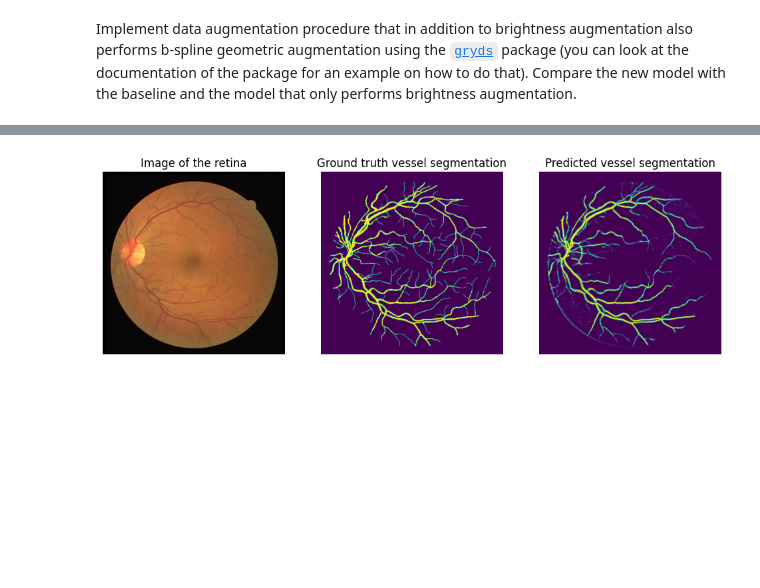
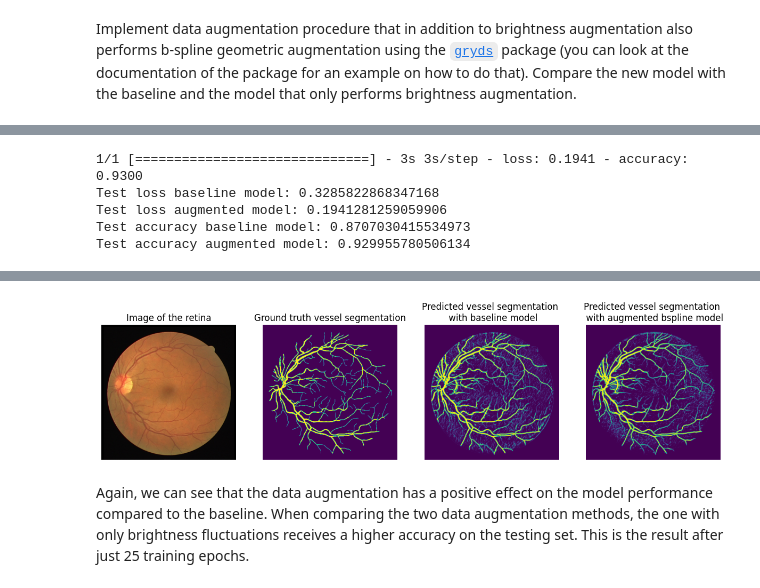
Before and after one commit to MartvStraten/8dm50-machine-learning, a Jupyter notebook: practicals/week_4.ipynb, the cells around one changed output, grey strips where cells are left out. Cells and saved outputs as stored; diff of their text form; code cells hidden in the pictures; blank space fills up the shorter version.

```diff
--- a/practicals/week_4.ipynb
+++ b/practicals/week_4.ipynb
@@ -265,10 +259,10 @@ from keras.optimizers import Adam, SGD
 from keras.callbacks import EarlyStopping, ModelCheckpoint, ReduceLROnPlateau
 
 # use a single training image, to better demonstrate the effects of data augmentation
-X_train, y_train = np.expand_dims(train_images[0], axis=0), np.expand_dims(train_segmentations[0], axis=0)
+X_train, Y_train = np.expand_dims(train_images[0], axis=0), np.expand_dims(train_segmentations[0], axis=0)
 
 print(X_train.shape)
-print(y_train.shape)
+print(Y_train.shape)
 
 # hyperparameters
 depth = 3
@@ -287,7 +281,7 @@ patches_per_im = 200
 model = unet(input_shape=(None, None, 3), depth=depth, channels=channels, batchnorm=use_batchnorm)
 
 # print a summary of the model
-model.summary(line_length=120)
+# model.summary(line_length=120)
 
 # compile the model
 model.compile(loss='binary_crossentropy', optimizer=Adam(), metrics=['accuracy'])
@@ -296,7 +290,7 @@ model.compile(loss='binary_crossentropy', optimizer=Adam(), metrics=['accuracy']
 early_stopping = EarlyStopping(monitor='val_loss', patience=15, restore_best_weights=True)
 
 # train the model with the data generator, and save the training history
-history = model.fit_generator(datagenerator(X_train, y_train, patch_size, patches_per_im, batch_size),
+history = model.fit(datagenerator(X_train, Y_train, patch_size, patches_per_im, batch_size),
                               validation_data=(val_images, val_segmentations),
                               steps_per_epoch=steps_per_epoch, epochs=epochs, verbose=1,
                               callbacks=[early_stopping])
@@ -335,7 +329,7 @@ test_images, test_masks, test_segmentations = preprocessing(test_images, test_ma
                                                             desired_shape=(584, 584))
 
 # use a single image to evaluate
-X_test, y_test = np.expand_dims(test_images[0], axis=0), np.expand_dims(test_masks[0], axis=0)
+X_test, Y_test = np.expand_dims(test_images[0], axis=0), np.expand_dims(test_masks[0], axis=0)
 
 # predict test samples
 test_prediction = model.predict(X_test, batch_size=4)
@@ -570,7 +554,6 @@ Test accuracy augmented model: 0.9519206285476685
 # %%
 # predict test samples
-test_prediction = model.predict(X_test, batch_size=4)
-test_prediction_augmented = model_augmented.predict(X_test, batch_size=4)
+test_prediction_brightness = model_brightness.predict(X_test, batch_size=4)
 
 # visualize the test result
 plt.figure(figsize=(15, 10))
@@ -591,9 +574,9 @@ plt.axis('off')
 plt.imshow(test_prediction[0, :, :, 0])
 
 plt.subplot(1, 4, 4)
-plt.title("Predicted vessel segmentation \n with augmented model")
+plt.title("Predicted vessel segmentation \n with augmented brightness model")
 plt.axis('off')
-plt.imshow(test_prediction_augmented[0, :, :, 0])
+plt.imshow(test_prediction_brightness[0, :, :, 0])
 
 plt.show()
 # %% [output]
@@ -615,17 +606,17 @@ ax[1].set_title("Augmented segmentation map")
 # %%
 # Train the model with data augmentation
-model_augmented = unet(input_shape=(None, None, 3), depth=depth, channels=channels, batchnorm=use_batchnorm)
+model_bspline = unet(input_shape=(None, None, 3), depth=depth, channels=channels, batchnorm=use_batchnorm)
 
 # compile the model
-model_augmented.compile(loss='binary_crossentropy', optimizer=Adam(), metrics=['accuracy'])
+model_bspline.compile(loss='binary_crossentropy', optimizer=Adam(), metrics=['accuracy'])
 
 # stop the training if the validation loss does not increase for 15 consecutive epochs
 early_stopping = EarlyStopping(monitor='val_loss', patience=15, restore_best_weights=True)
 
 # train the model with the data generator, and save the training history
-history = model_augmented.fit_generator(datagenerator(X_train, y_train, patch_size, patches_per_im, batch_size, augment=True),
+history = model_bspline.fit(datagenerator(X_train, Y_train, patch_size, patches_per_im, batch_size, augment=True, brightness=True, bspline=True),
                               validation_data=(val_images, val_segmentations),
-                              steps_per_epoch=steps_per_epoch, epochs=epochs, verbose=2,
+                              steps_per_epoch=steps_per_epoch, epochs=epochs, verbose=1,
                               callbacks=[early_stopping])
 # %% [output]
 Epoch 1/25
@@ -649,24 +639,43 @@ Epoch 25/25
+# %%
+score_bspline = model_bspline.evaluate(val_images, val_segmentations, verbose=1)
+
+print('Test loss baseline model:', score_baseline[0])
+print('Test loss augmented model:', score_bspline[0])
+
+print('Test accuracy baseline model:', score_baseline[1])
+print('Test accuracy augmented model:', score_bspline[1])
+# %% [output]
+1/1 [==============================] - 3s 3s/step - loss: 0.1941 - accuracy: 0.9300
+Test loss baseline model: 0.3285822868347168
+Test loss augmented model: 0.1941281259059906
+Test accuracy baseline model: 0.8707030415534973
+Test accuracy augmented model: 0.929955780506134
 # %%
 # predict test samples
-test_prediction = model_augmented.predict(X_test, batch_size=4)
+test_prediction_bspline = model_bspline.predict(X_test, batch_size=4)
 
 # visualize the test result
-plt.figure(figsize=(12, 10))
+plt.figure(figsize=(15, 10))
 
-plt.subplot(1, 3, 1)
+plt.subplot(1, 4, 1)
 plt.title("Image of the retina")
 plt.axis('off')
 plt.imshow(test_images[0])
 
-plt.subplot(1, 3, 2)
+plt.subplot(1, 4, 2)
 plt.title("Ground truth vessel segmentation")
 plt.axis('off')
 plt.imshow(test_segmentations[0][:, :, 0])
 
-plt.subplot(1, 3, 3)
-plt.title("Predicted vessel segmentation")
+plt.subplot(1, 4, 3)
+plt.title("Predicted vessel segmentation \n with baseline model")
 plt.axis('off')
 plt.imshow(test_prediction[0, :, :, 0])
 
+plt.subplot(1, 4, 4)
+plt.title("Predicted vessel segmentation \n with augmented bspline model")
+plt.axis('off')
+plt.imshow(test_prediction_bspline[0, :, :, 0])
+
 plt.show()
 # %% [output]
@@ -674 +683,3 @@ plt.show()
-[figure, old version]
+[figure, new version]
+# %% [markdown]
+Again, we can see that the data augmentation has a positive effect on the model performance compared to the baseline. When comparing the two data augmentation methods, the one with only brightness fluctuations receives a higher accuracy on the testing set. This is the result after just 25 training epochs.
```
Also changed, not shown: parts of 19 cells of this notebook.
